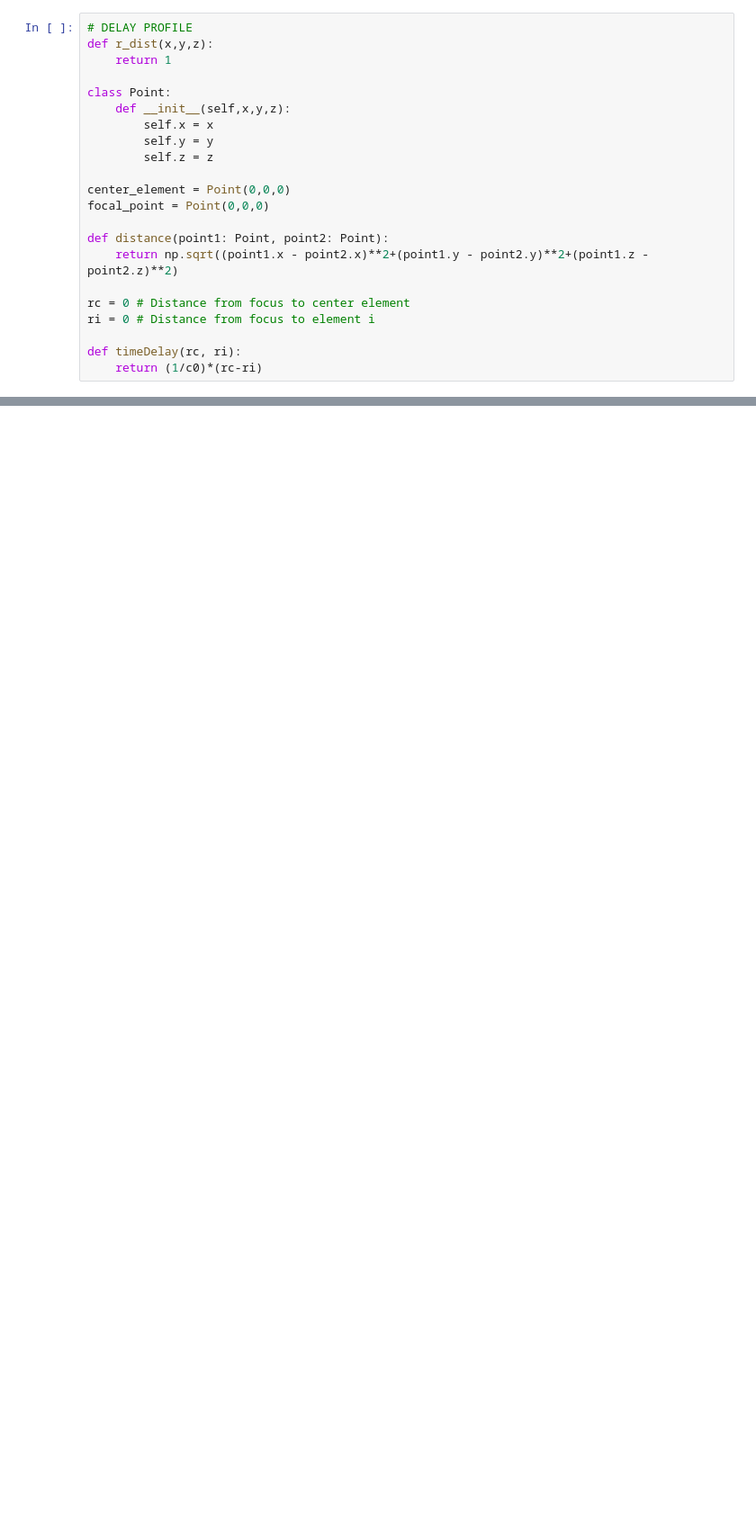
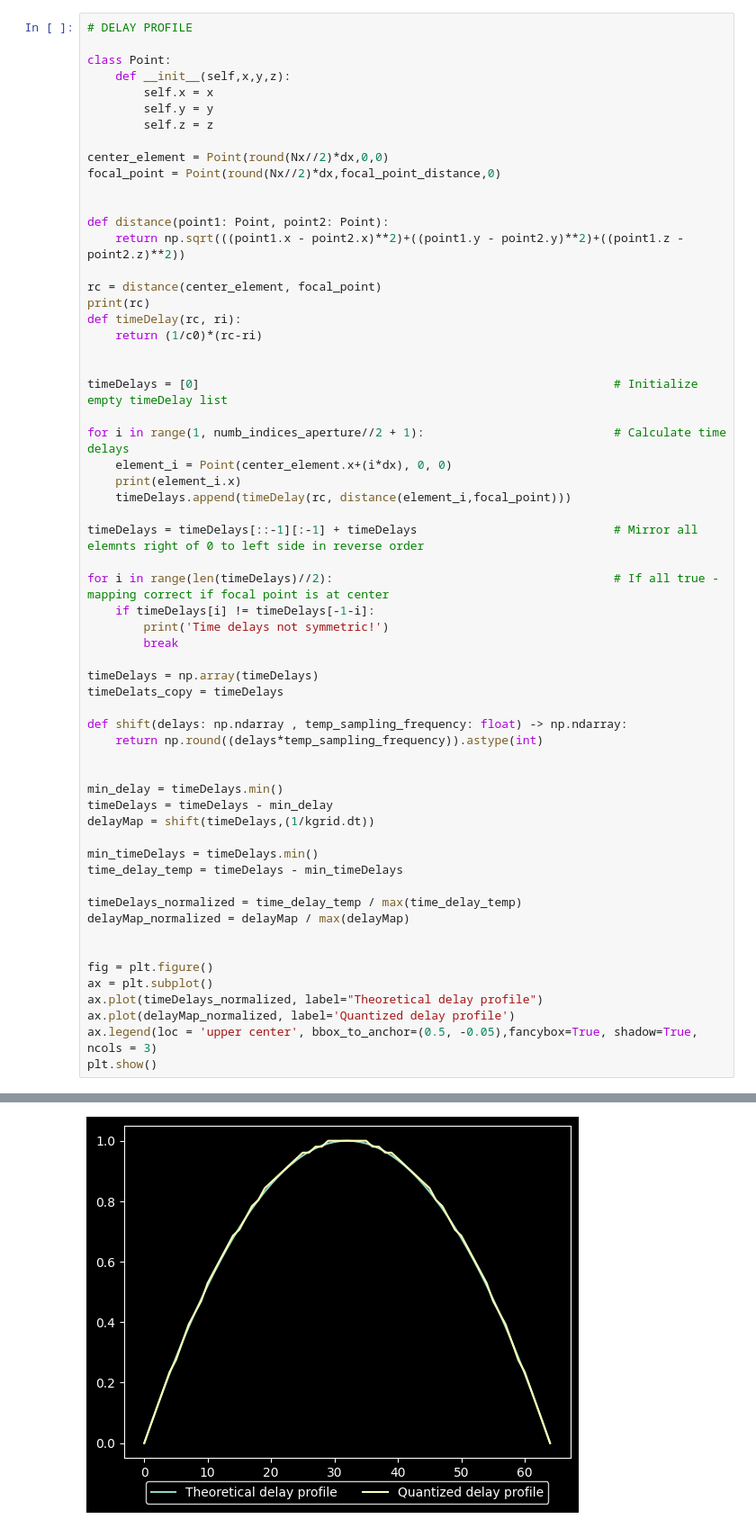
Before and after one commit to magnusgogstad/MEDT4165_ovinger, a Jupyter notebook: Exercise_5.ipynb, the cells around one changed output, grey strips where cells are left out. Shown at 90% size. Cells and saved outputs as stored; diff of their text form; blank space fills up the shorter version.

```diff
--- a/Exercise_5.ipynb
+++ b/Exercise_5.ipynb
@@ -41,7 +45,5 @@ Numb_indices_aperture = round(aperture/dx)
 # %%
 # DELAY PROFILE
-def r_dist(x,y,z):
-    return 1
 
 class Point:
     def __init__(self,x,y,z):
@@ -49,14 +51,55 @@ class Point:
         self.y = y
         self.z = z
 
-center_element = Point(0,0,0)
-focal_point = Point(0,0,0)
+center_element = Point(round(Nx//2)*dx,0,0)
+focal_point = Point(round(Nx//2)*dx,focal_point_distance,0)
+
 
 def distance(point1: Point, point2: Point):
-    return np.sqrt((point1.x - point2.x)**2+(point1.y - point2.y)**2+(point1.z - point2.z)**2)
+    return np.sqrt(((point1.x - point2.x)**2)+((point1.y - point2.y)**2)+((point1.z - point2.z)**2))
 
-rc = 0 # Distance from focus to center element
-ri = 0 # Distance from focus to element i
-
+rc = distance(center_element, focal_point)
+print(rc)
 def timeDelay(rc, ri):
     return (1/c0)*(rc-ri)
+
+
+timeDelays = [0]                                                           # Initialize empty timeDelay list
+
+for i in range(1, numb_indices_aperture//2 + 1):                           # Calculate time delays
+    element_i = Point(center_element.x+(i*dx), 0, 0)
+    print(element_i.x)
+    timeDelays.append(timeDelay(rc, distance(element_i,focal_point)))
+
+timeDelays = timeDelays[::-1][:-1] + timeDelays                            # Mirror all elemnts right of 0 to left side in reverse order
+
+for i in range(len(timeDelays)//2):                                        # If all true - mapping correct if focal point is at center
+    if timeDelays[i] != timeDelays[-1-i]:
+        print('Time delays not symmetric!')
+        break
+
+timeDelays = np.array(timeDelays)
+timeDelats_copy = timeDelays
+
+def shift(delays: np.ndarray , temp_sampling_frequency: float) -> np.ndarray:
+    return np.round((delays*temp_sampling_frequency)).astype(int)
+
+
+min_delay = timeDelays.min()
+timeDelays = timeDelays - min_delay
+delayMap = shift(timeDelays,(1/kgrid.dt))
+
+min_timeDelays = timeDelays.min()
+time_delay_temp = timeDelays - min_timeDelays
+
+timeDelays_normalized = time_delay_temp / max(time_delay_temp)
+delayMap_normalized = delayMap / max(delayMap)
+
+
+fig = plt.figure()
+ax = plt.subplot()
+ax.plot(timeDelays_normalized, label="Theoretical delay profile")
+ax.plot(delayMap_normalized, label='Quantized delay profile')
+ax.legend(loc = 'upper center', bbox_to_anchor=(0.5, -0.05),fancybox=True, shadow=True, ncols = 3)
+plt.show()
+# %% [output]
@@ -62,0 +123 @@ def timeDelay(rc, ri):
+[figure, added]
```
Also changed, not shown: parts of 13 cells of this notebook.
